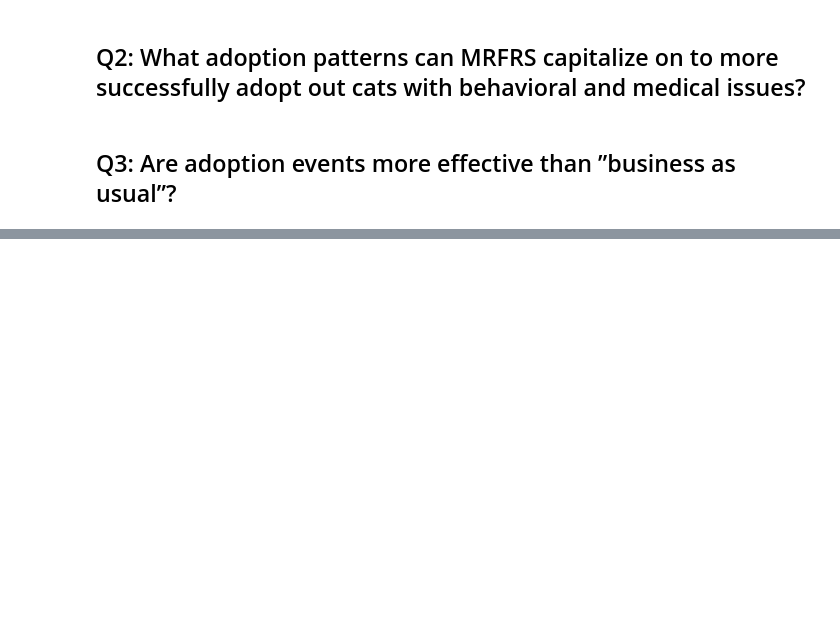
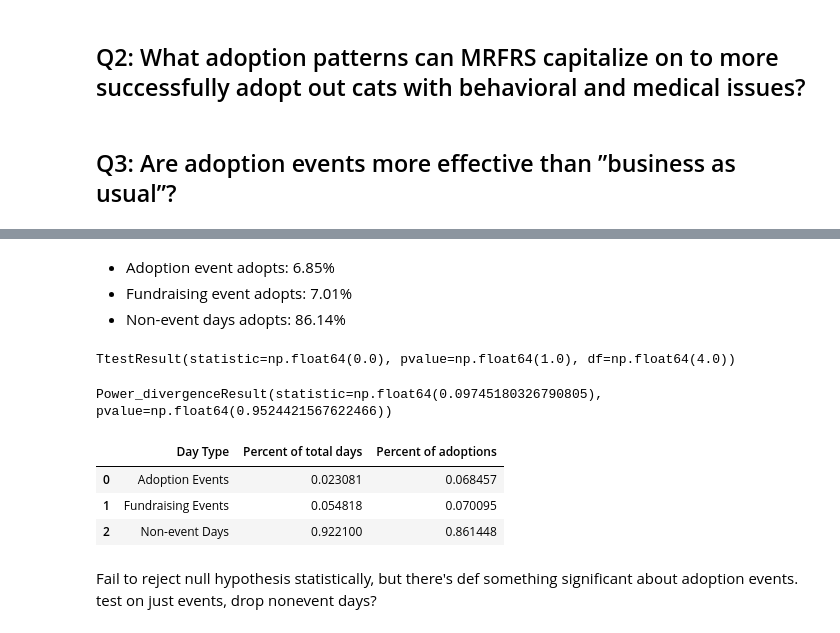
Before and after one commit to nohrg/MRFRS-stats-analysis, a Jupyter notebook: adoption_policy_P2.ipynb, the cells around one changed output, grey strips where cells are left out. Saved outputs shown, nothing was run; the diff lists cells and outputs as text; code cells hidden in the pictures; blank space fills up the shorter version.

```diff
--- a/adoption_policy_P2.ipynb
+++ b/adoption_policy_P2.ipynb
@@ -618,0 +694,2 @@ len(set(applications["City and State"].unique().tolist()))
+# %%
+days_percent = [40/1733, 95/1733, (1733-135)/1733]
@@ -618,0 +710,27 @@ len(set(applications["City and State"].unique().tolist()))
+# %% [markdown]
+- Adoption event adopts: 6.85%
+- Fundraising event adopts: 7.01%
+- Non-event days adopts: 86.14%
+# %%
+adopt_percent = [len(adopt_event_df)/len(adoptions), len(fund_event_df)/len(adoptions),
+                 (len(adoptions)-len(fund_event_df)-len(adopt_event_df))/len(adoptions)]
+# %%
+from scipy.stats import describe, ttest_ind
+
+ttest_ind(days_percent, adopt_percent)
+# %% [output]
+TtestResult(statistic=np.float64(0.0), pvalue=np.float64(1.0), df=np.float64(4.0))
+# %%
+chisquare(adopt_percent, days_percent)
+# %% [output]
+Power_divergenceResult(statistic=np.float64(0.09745180326790805), pvalue=np.float64(0.9524421567622466))
+# %%
+day_type = ["Adoption Events", "Fundraising Events", "Non-event Days"]
+days = pd.DataFrame({"Day Type":day_type, "Percent of total days":days_percent, "Percent of adoptions":adopt_percent})
+# %%
+days
+# %% [output]
+|  | Day Type | Percent of total days | Percent of adoptions |
+| 0 | Adoption Events | 0.023081 | 0.068457 |
+| 1 | Fundraising Events | 0.054818 | 0.070095 |
+| 2 | Non-event Days | 0.922100 | 0.861448 |
@@ -618,0 +742,3 @@ len(set(applications["City and State"].unique().tolist()))
+# %% [markdown]
+Fail to reject null hypothesis statistically, but there's def something significant about adoption events.
+test on just events, drop nonevent days?
```
Also changed, not shown: parts of 23 cells of this notebook.
